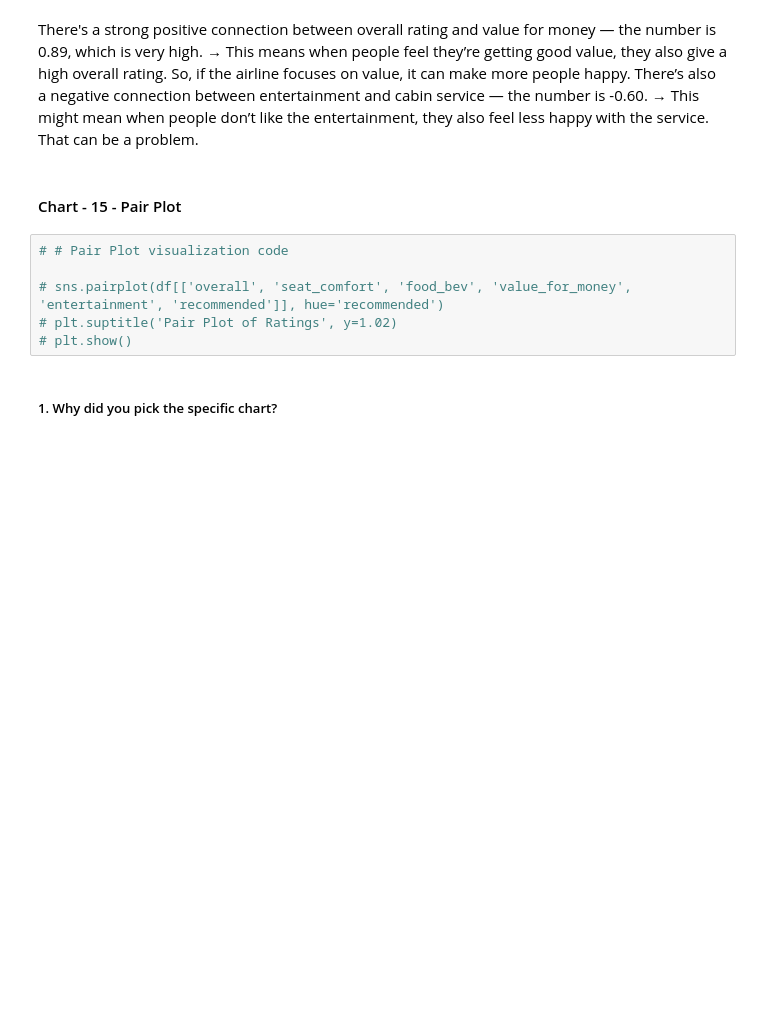
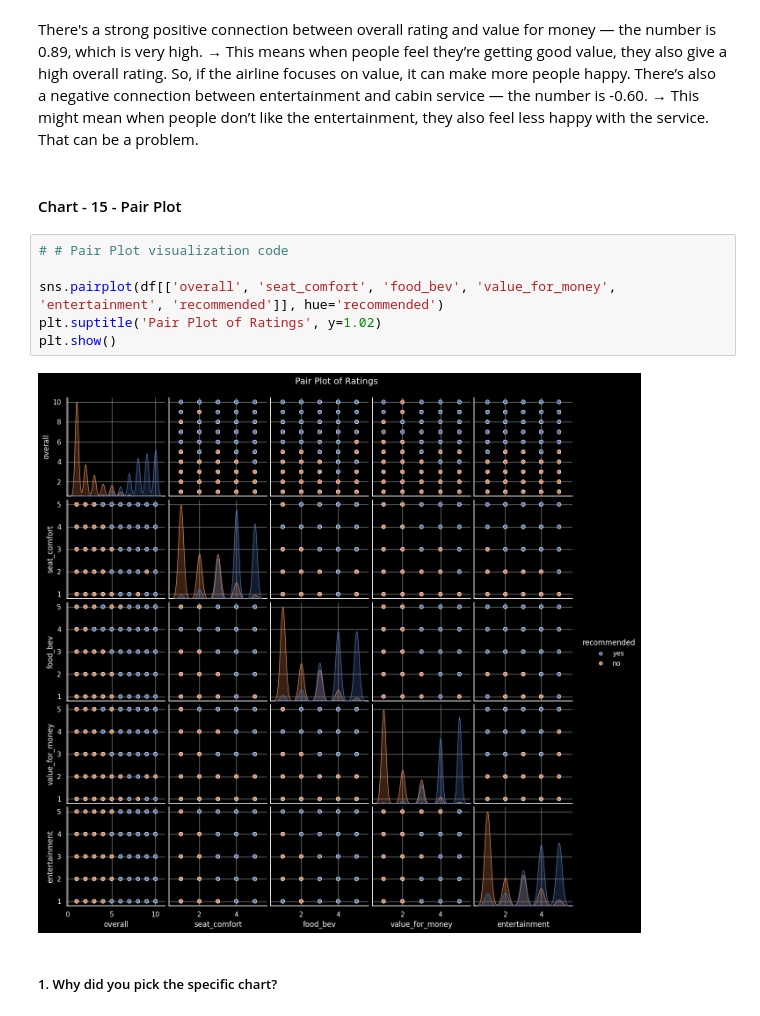
Before and after one commit to KushangShah/AlmaBetter-Projects, a Jupyter notebook: Module 6 Machine Learning/6.1 CapStone ML/Kushang_Airline_ML_CapstoneProject.ipynb, the cells around one changed output. Drawn from its saved outputs; the diff is of its cells as text; blank space fills up the shorter version.

```diff
--- a/Module 6 Machine Learning/6.1 CapStone ML/Kushang_Airline_ML_CapstoneProject.ipynb
+++ b/Module 6 Machine Learning/6.1 CapStone ML/Kushang_Airline_ML_CapstoneProject.ipynb
@@ -906,9 +905,11 @@ There’s also a negative connection between entertainment and cabin service —
 # %%
 # # Pair Plot visualization code
 
-# sns.pairplot(df[['overall', 'seat_comfort', 'food_bev', 'value_for_money', 'entertainment', 'recommended']], hue='recommended')
-# plt.suptitle('Pair Plot of Ratings', y=1.02)
-# plt.show()
+sns.pairplot(df[['overall', 'seat_comfort', 'food_bev', 'value_for_money', 'entertainment', 'recommended']], hue='recommended')
+plt.suptitle('Pair Plot of Ratings', y=1.02)
+plt.show()
+# %% [output]
+[figure, added]
 # %% [markdown]
 ##### 1. Why did you pick the specific chart?
 # %% [markdown]
```
Also changed, not shown: parts of 10 cells of this notebook.
